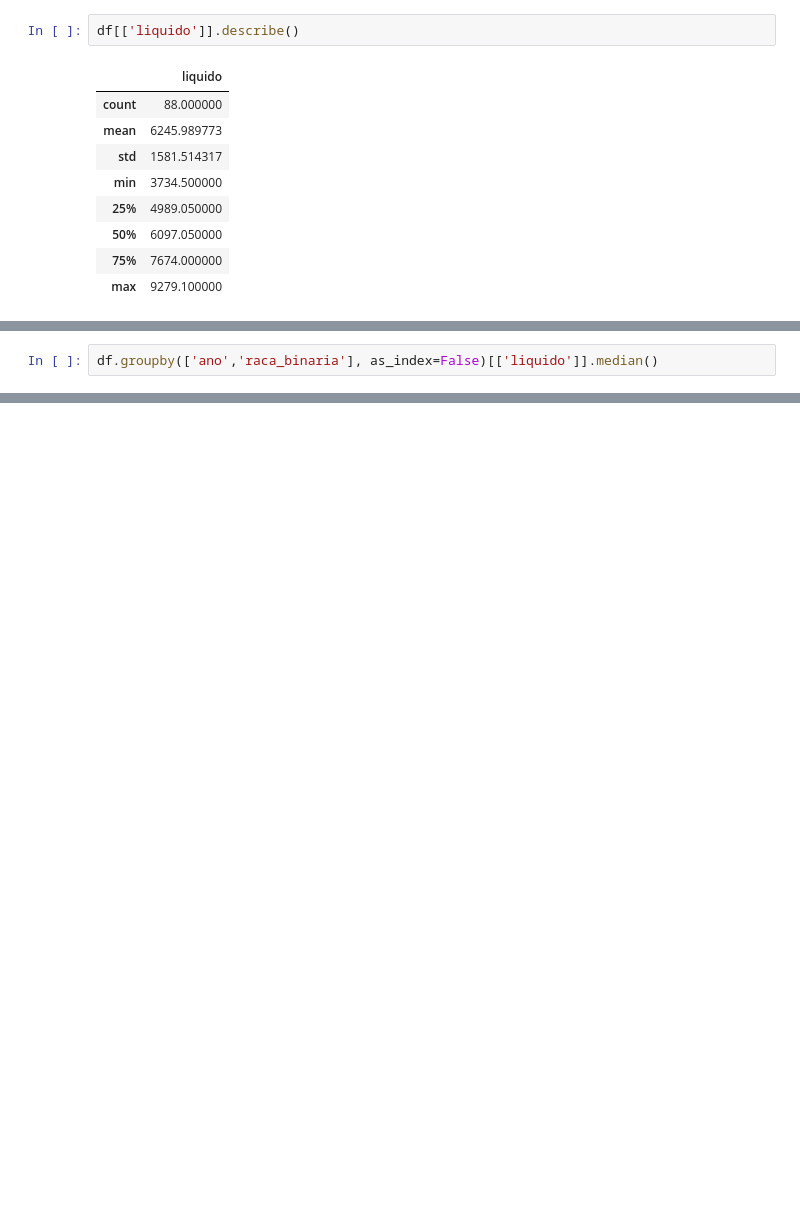
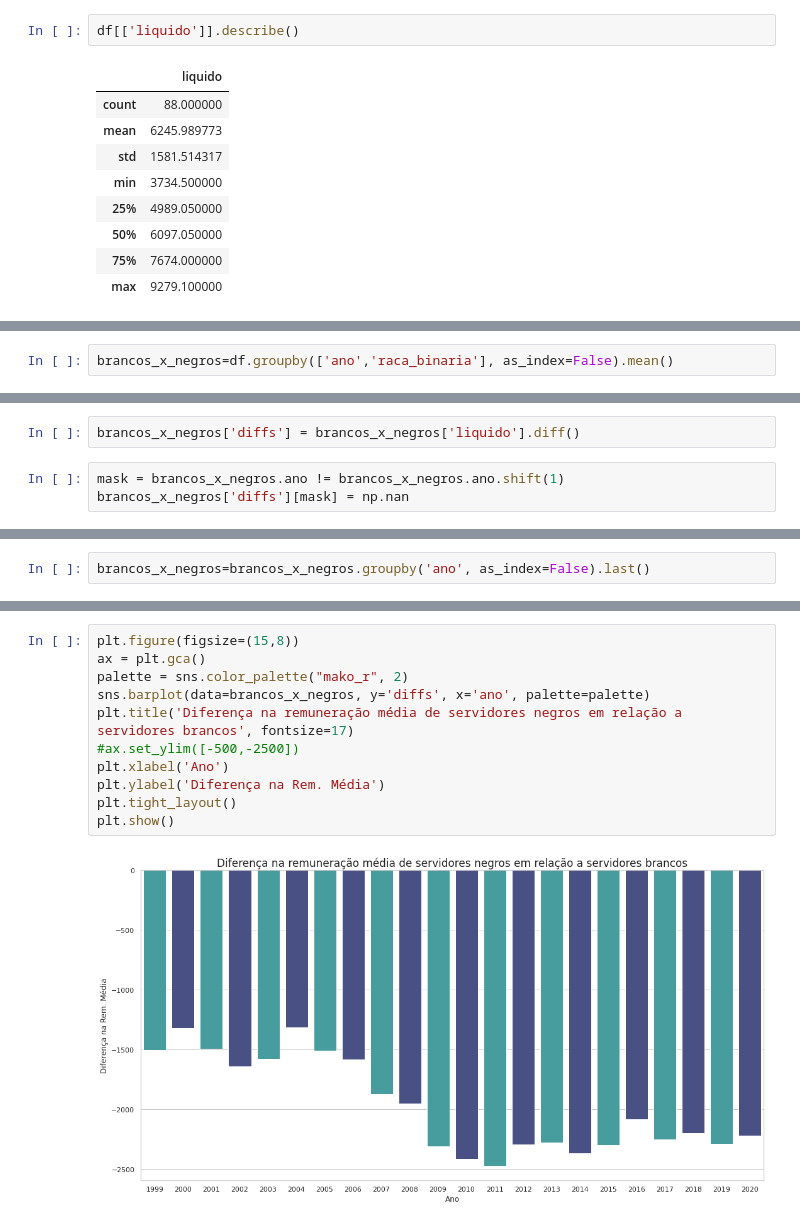
Before and after one commit to JV-Nunes/ANALISE_REM_EXEC, a Jupyter notebook: analise.ipynb, the cells around one changed output, grey strips where cells are left out. Cells and saved outputs as stored; diff of their text form; blank space fills up the shorter version.

```diff
--- a/analise.ipynb
+++ b/analise.ipynb
@@ -158,2 +138,2 @@ df[['liquido']].describe()
 # %%
-df.groupby(['ano','raca_binaria'], as_index=False)[['liquido']].median()
+brancos_x_negros=df.groupby(['ano','raca_binaria'], as_index=False).mean()
@@ -177,0 +140,5 @@ df.groupby(['ano','raca_binaria'], as_index=False)[['liquido']].median()
+# %%
+brancos_x_negros['diffs'] = brancos_x_negros['liquido'].diff()
+# %%
+mask = brancos_x_negros.ano != brancos_x_negros.ano.shift(1)
+brancos_x_negros['diffs'][mask] = np.nan
@@ -177,0 +150,2 @@ df.groupby(['ano','raca_binaria'], as_index=False)[['liquido']].median()
+# %%
+brancos_x_negros=brancos_x_negros.groupby('ano', as_index=False).last()
@@ -177,0 +161,13 @@ df.groupby(['ano','raca_binaria'], as_index=False)[['liquido']].median()
+# %%
+plt.figure(figsize=(15,8))
+ax = plt.gca()
+palette = sns.color_palette("mako_r", 2)
+sns.barplot(data=brancos_x_negros, y='diffs', x='ano', palette=palette)
+plt.title('Diferença na remuneração média de servidores negros em relação a servidores brancos', fontsize=17)
+#ax.set_ylim([-500,-2500])
+plt.xlabel('Ano')
+plt.ylabel('Diferença na Rem. Média')
+plt.tight_layout()
+plt.show()
+# %% [output]
+[figure, added]
```
Also changed, not shown: parts of 7 cells of this notebook.
